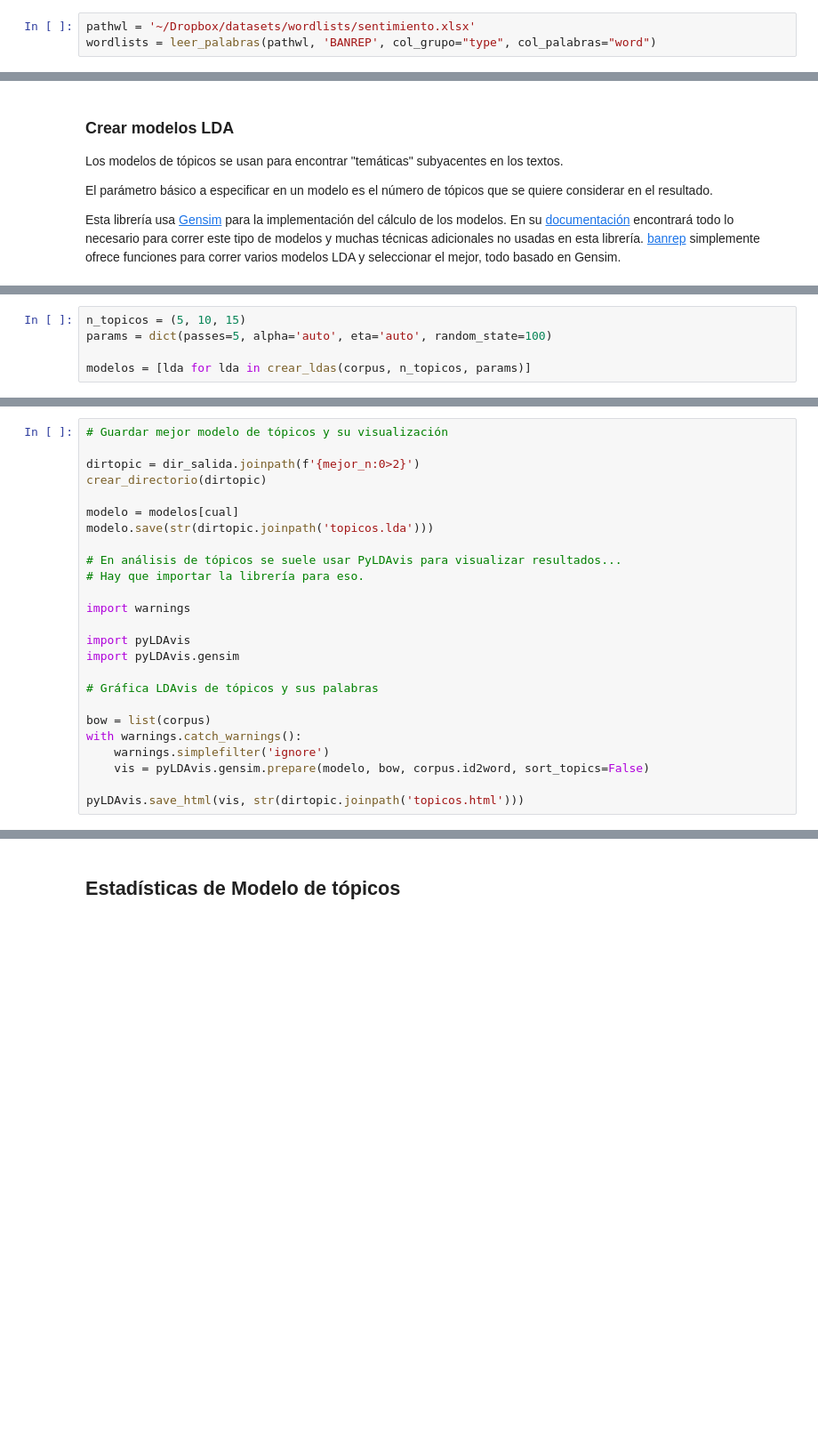
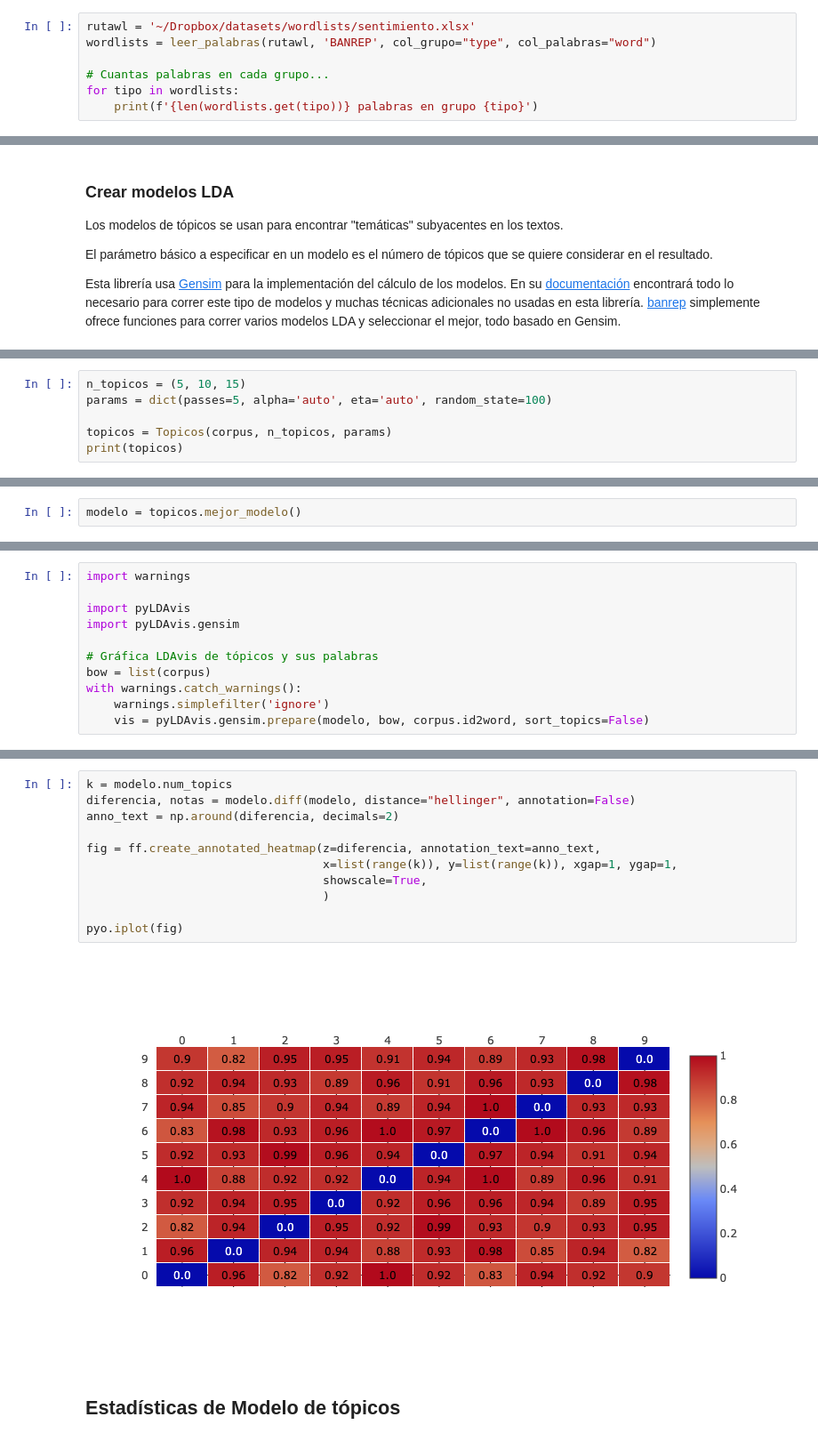
Before and after one commit to munozbravo/banrep, a Jupyter notebook: banrep/notebooks/ej_topicos.ipynb, the cells around one changed output, grey strips where cells are left out. Shown at 89% size. Drawn from its saved outputs; the diff is of its cells as text; blank space fills up the shorter version.

```diff
--- a/banrep/notebooks/ej_topicos.ipynb
+++ b/banrep/notebooks/ej_topicos.ipynb
@@ -100,5 +103,9 @@ Muchas veces se quiere contabilizar cuantas palabras de cada documento hacen par
 
 La misma función usada para cargar *stopwords* nos sirve para leer un archivo excel que contiene otras categorías de palabras, en este caso palabras que denotan *mejora* y otras que denotan *deterioro*.
 # %%
-pathwl = '~/Dropbox/datasets/wordlists/sentimiento.xlsx'
-wordlists = leer_palabras(pathwl, 'BANREP', col_grupo="type", col_palabras="word")
+rutawl = '~/Dropbox/datasets/wordlists/sentimiento.xlsx'
+wordlists = leer_palabras(rutawl, 'BANREP', col_grupo="type", col_palabras="word")
+
+# Cuantas palabras en cada grupo...
+for tipo in wordlists:
+    print(f'{len(wordlists.get(tipo))} palabras en grupo {tipo}')
@@ -163,4 +231,5 @@ Parámetro `params` es un diccionario con parámetros que se usan en la [impleme
 n_topicos = (5, 10, 15)
 params = dict(passes=5, alpha='auto', eta='auto', random_state=100)
 
-modelos = [lda for lda in crear_ldas(corpus, n_topicos, params)]
+topicos = Topicos(corpus, n_topicos, params)
+print(topicos)
@@ -202,0 +238,2 @@ corpus.id2word.save(str(dir_salida.joinpath('id2word')))
+# %%
+modelo = topicos.mejor_modelo()
@@ -203,25 +248,11 @@ corpus.id2word.save(str(dir_salida.joinpath('id2word')))
 # %%
-# Guardar mejor modelo de tópicos y su visualización
-
-dirtopic = dir_salida.joinpath(f'{mejor_n:0>2}')
-crear_directorio(dirtopic)
-
-modelo = modelos[cual]
-modelo.save(str(dirtopic.joinpath('topicos.lda')))
-
-# En análisis de tópicos se suele usar PyLDAvis para visualizar resultados...
-# Hay que importar la librería para eso.
-
 import warnings
 
 import pyLDAvis
 import pyLDAvis.gensim
 
 # Gráfica LDAvis de tópicos y sus palabras
-
 bow = list(corpus)
 with warnings.catch_warnings():
     warnings.simplefilter('ignore')
     vis = pyLDAvis.gensim.prepare(modelo, bow, corpus.id2word, sort_topics=False)
-
-pyLDAvis.save_html(vis, str(dirtopic.joinpath('topicos.html')))
@@ -228,3 +269,16 @@ pyLDAvis.save_html(vis, str(dirtopic.joinpath('topicos.html')))
+# %%
+k = modelo.num_topics
+diferencia, notas = modelo.diff(modelo, distance="hellinger", annotation=False)
+anno_text = np.around(diferencia, decimals=2)
+
+fig = ff.create_annotated_heatmap(z=diferencia, annotation_text=anno_text,
+                                  x=list(range(k)), y=list(range(k)), xgap=1, ygap=1,
+                                  showscale=True,
+                                  )
+
+pyo.iplot(fig)
+# %% [output]
+[figure, added]
 # %% [markdown]
 ## Estadísticas de Modelo de tópicos
 # %% [markdown]
```
Also changed, not shown: parts of 57 cells of this notebook.
